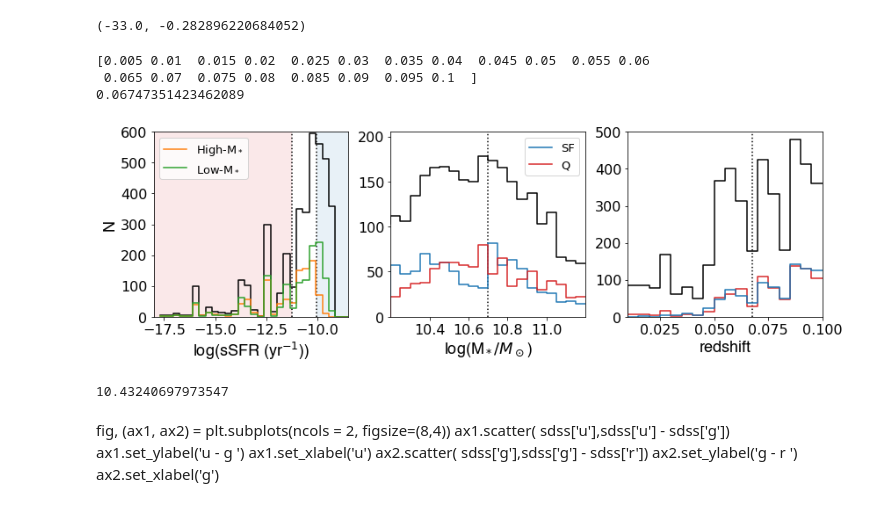
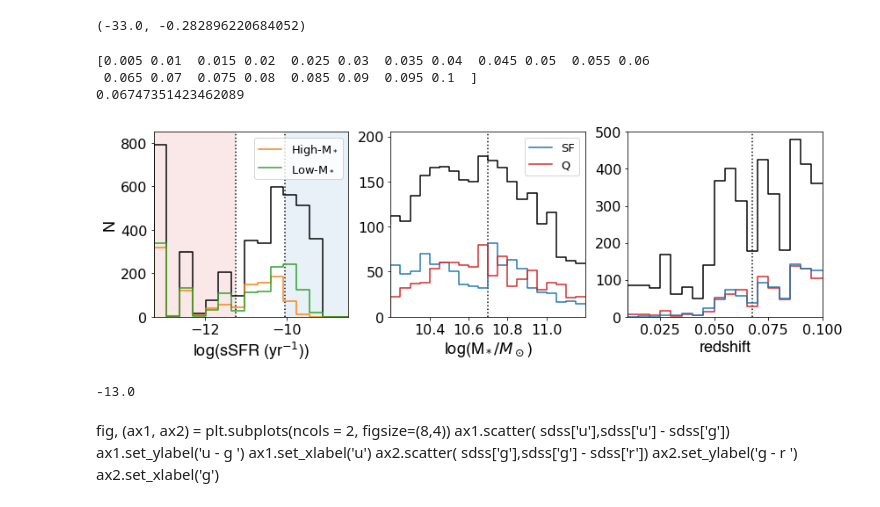
Before and after one commit to milchada/eFEDS, a Jupyter notebook: stacking_analysis.ipynb, the cells around one changed output. Saved outputs shown, nothing was run; the diff lists cells and outputs as text; code cells hidden in the pictures.

```diff
--- a/stacking_analysis.ipynb
+++ b/stacking_analysis.ipynb
@@ -122,6 +122,7 @@ sdss['ssfr'].min(), sdss['ssfr'].max()
 plt.rcParams['xtick.labelsize'] = 16
 plt.rcParams['ytick.labelsize'] = 16
 font = mpl.font_manager.FontProperties(family='helvetica', size=18)
+(sdss['ssfr'][sdss['ssfr'] < -4]) = -4
 
 low = sdss[(sdss['logMass'] < 10.7)*(sdss['logMass'] > 10.2)]
 high = sdss[(sdss['logMass'] > 10.7)*(sdss['logMass'] < 11.2)]
@@ -129,6 +130,7 @@ high = sdss[(sdss['logMass'] > 10.7)*(sdss['logMass'] < 11.2)]
 fig, ax = plt.subplots(ncols = 3, figsize=(12,4))
 ax1, ax2, ax3 = ax.flatten()
 for a in (ax1, ax3): a.set_ylabel('N', fontsize=20, font=font)
+
 
 hist, bins = np.histogram(sdss['ssfr']-9, bins=30, range=(-18,-8.5))
 ax1.step(bins[1:], hist, color='k')
@@ -149,8 +151,8 @@ ax1.vlines(sfr2, 0, 900, color='k', linestyle='dotted')
 ax1.vlines(sfr1, 0, 900, color='k', linestyle='dotted')
 ax1.bar(sfr2, 900, width=(1-sfr2), align='edge', alpha=0.1, color='tab:blue')
 ax1.bar(sfr1, 900, width=(sfr1-10), align='edge', alpha=0.1, color='tab:red')
-ax1.set_xlim(-18,-8.5)
-ax1.set_ylim(0,600)
+ax1.set_xlim(-13.25,-8.5)
+ax1.set_ylim(0,850)
 
 q1 = np.argsort(low['ssfr'])[:int(len(low)/3.)]
 sf1 = np.argsort(low['ssfr'])[int(2*len(low)/3.):]
@@ -169,38 +171,39 @@ ax2.set_xlabel(r'log(M$_*/M_\odot$)', fontsize=16,font=font)
 ax2.set_xlim(10.2,11.2)
 ax2.legend(loc='best',fontsize=13)
 ax2.set_xticks([10.4, 10.6, 10.8, 11.0])
 
 zmean = np.mean(sdss['z'][(sdss['z'] > 0.01)*(sdss['z'] < 0.1)])
 ax3.vlines(x=zmean,ymin=0,ymax=500,color='k',linestyles='dotted')
 hist, bins = np.histogram(sdss['z'], bins=19, range=(0.005,0.1))
 ax3.step(bins[1:], hist, color='k')
 hist, bins = np.histogram(np.concatenate((low['z'][q1], high['z'][q2])), bins=19, range=(0.005,0.1))
 ax3.step(bins[1:], hist, color='tab:red')
 hist, bins = np.histogram(np.concatenate((low['z'][sf1], high['z'][sf2])), bins=19, range=(0.005,0.1))
 print(bins)
 ax3.step(bins[1:], hist, color='tab:blue')
 ax3.set_xticks([0.025, 0.05, 0.075, 0.1])
 ax3.set_xlim(0.01,0.1)
 
 bins[np.argmax(hist)]
 ax3.set_xlabel(r'redshift', fontsize=16, font=font)
 ax3.set_ylim(0,500)
 
 for a in ax.flatten(): ama = a.get_ylim()[1]; a.set_ylim(0,ama)
 for a in [ax2,ax3]: a.set_ylabel('')
 
 
 fig.tight_layout()
 print(zmean)
+plt.savefig('../galaxy-props.png', dpi=156)
 # %% [output]
 [0.005 0.01  0.015 0.02  0.025 0.03  0.035 0.04  0.045 0.05  0.055 0.06
  0.065 0.07  0.075 0.08  0.085 0.09  0.095 0.1  ]
 0.06747351423462089
-[figure, old version]
+[figure, new version]
 # %%
-(sdss['ssfr']+sdss['logMass']).max() #that's 10^10 solar masses. ok, Ben is right.
+(sdss['ssfr']).min() #that's 10^10 solar masses. ok, Ben is right.
 # %% [output]
-10.43240697973547
+-13.0
 # %% [markdown]
 fig, (ax1, ax2) = plt.subplots(ncols = 2, figsize=(8,4))
 ax1.scatter( sdss['u'],sdss['u'] - sdss['g'])
```
Also changed, not shown: parts of 29 cells of this notebook, 7 other files.
